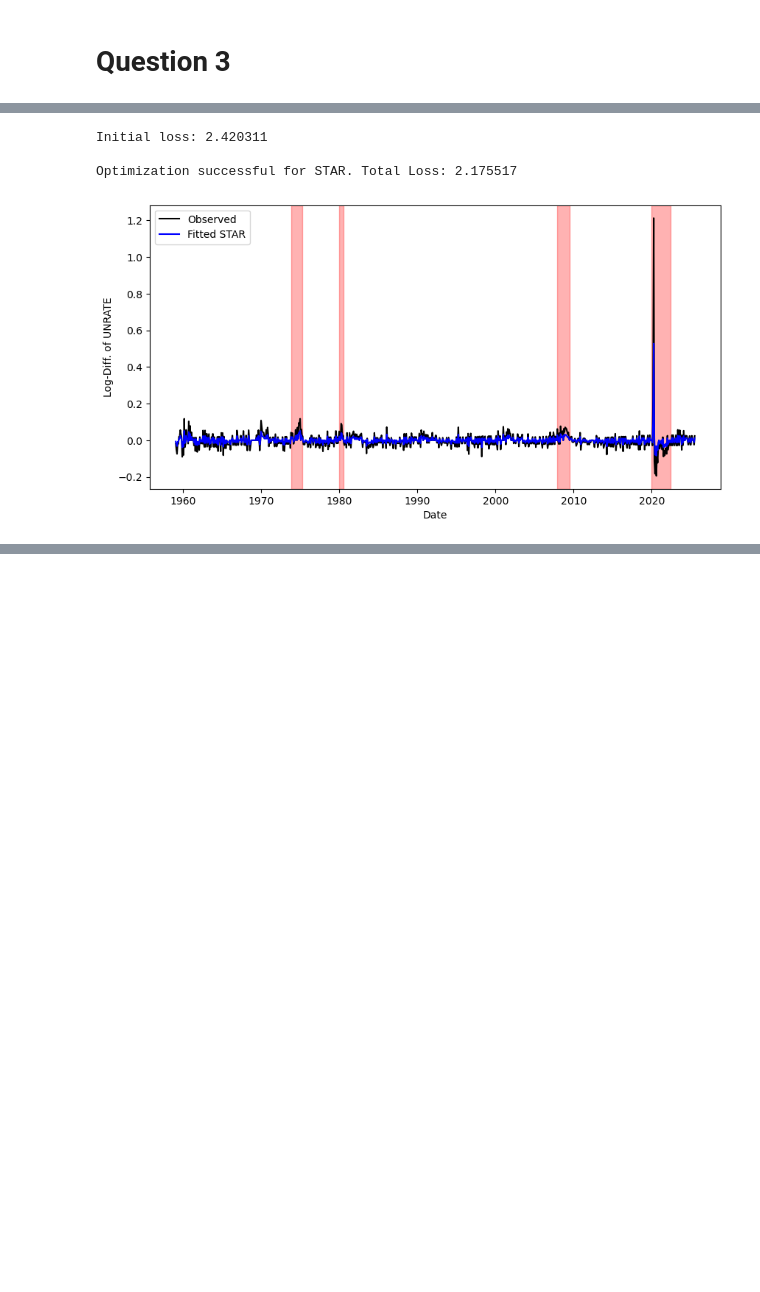
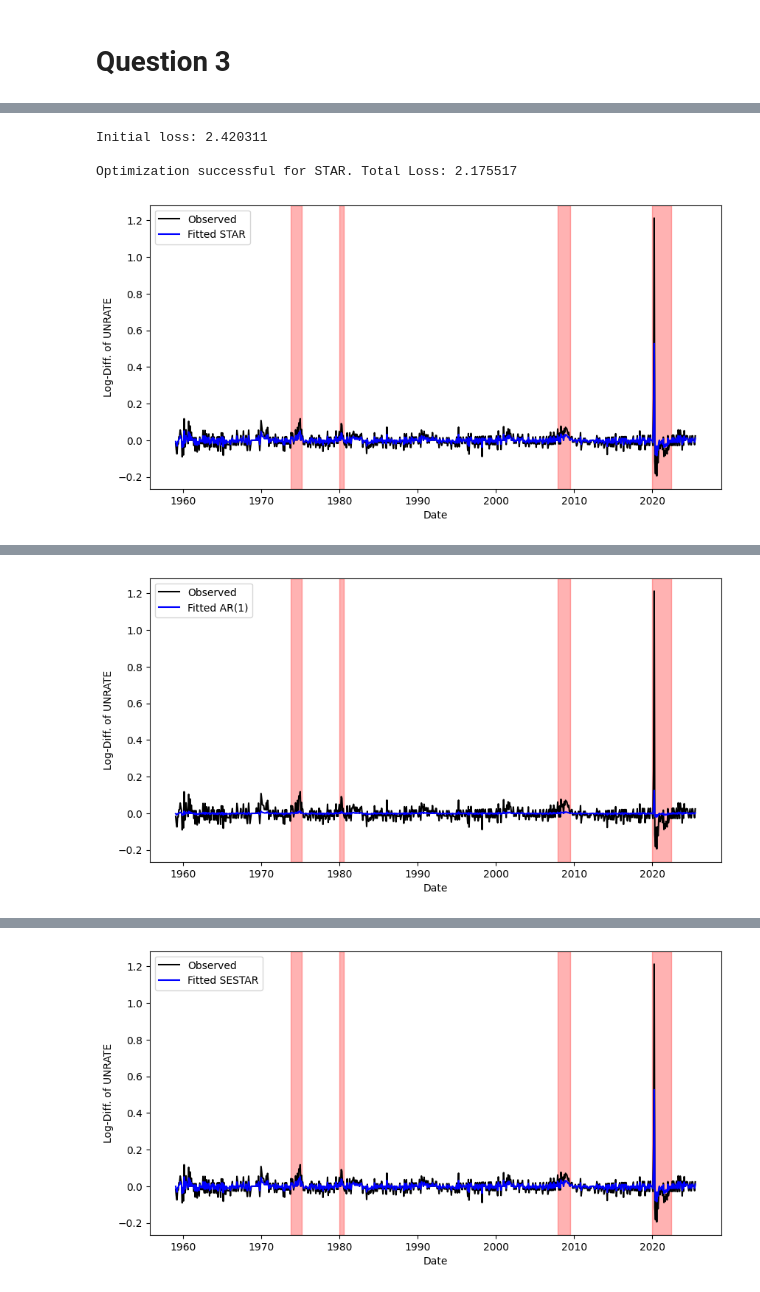
Before and after one commit to avril-rdgz/E_EORM_AECTR_GA2, a Jupyter notebook: Main_notebook_GA2.ipynb, the cells around one changed output, grey strips where cells are left out. Saved outputs shown, nothing was run; the diff lists cells and outputs as text; code cells hidden in the pictures; blank space fills up the shorter version.

```diff
--- a/Main_notebook_GA2.ipynb
+++ b/Main_notebook_GA2.ipynb
@@ -176,6 +191,55 @@ for model in model_names:
   plt.show()
 
   plt.close()
+
+# Results for Q3
+
+theta_init = (0, 0.3, 0, 0, 6)
+date = df_log_diff['DATE']
+x = df_log_diff['UNRATE']
+y = df_log_diff['INDPRO']
+
+recessions_periods = [
+    ('1973-11-01', '1975-03-31'),
+    ('1980-01-01', '1980-07-31'),
+    ('2007-12-01', '2009-06-30'),
+    ('2020-01-01', '2022-05-31')
+]
+
+results_Q3 = {}
+
+for model in model_names:
+
+  loss_init = get_total_loss(theta_init, model, x, y)
+  print(f'Initial loss: {loss_init:.6f}')
+
+  theta_optim, loss_optim = estimate_model(theta_init, model, x, y)
+  results_Q3[model] = {
+      'theta': theta_optim,
+      'total_loss': loss_optim
+  }
+
+  x_fitted = fit_values(theta_optim, model, x, y)
+
+  # Plotting actual vs fitted values
+  plt.figure(figsize=(10, 5))
+  plt.plot(date, x, label='Observed', color='black')
+  plt.plot(date, x_fitted, label=f'Fitted {model}', color='blue')
+
+  for start, end in recessions_periods:
+    plt.axvspan(pd.to_datetime(start), pd.to_datetime(end), color='red', alpha=0.3)
+
+  plt.xlabel('Date')
+  plt.ylabel('Log-Diff. of UNRATE')
+  plt.legend()
+
+  # Uncomment to store plot
+  plt.savefig(f'UNRATE_fitted_{model}.png', bbox_inches='tight', dpi=300)
+  plt.show()
+
+  plt.close()
+
+theta_hat_star = np.asarray(results_Q3["STAR"]["theta"])
 # %% [output]
 Initial loss: 2.420311
 
@@ -191,0 +259 @@ Optimization successful for STAR. Total Loss: 2.175517
+[figure, added]
@@ -191,0 +263 @@ Optimization successful for STAR. Total Loss: 2.175517
+[figure, added]
```
Also changed, not shown: parts of 9 cells of this notebook.
